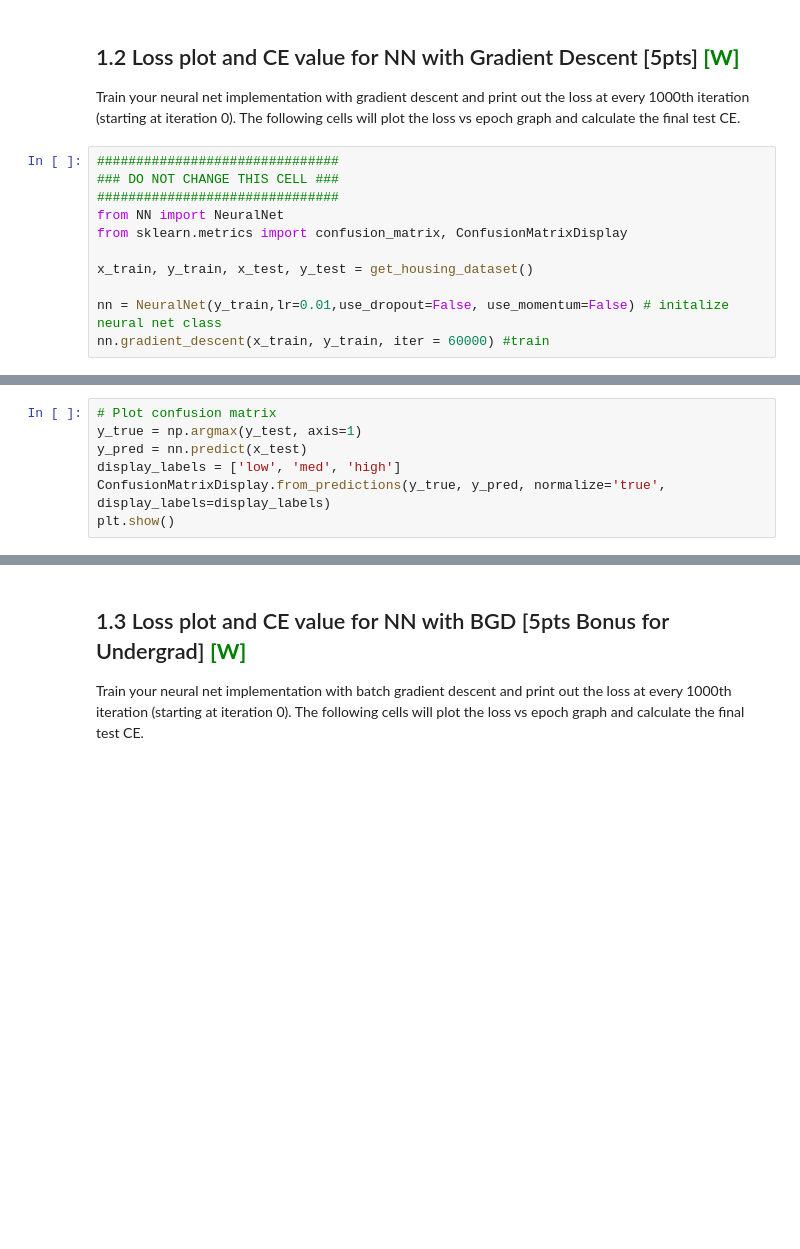
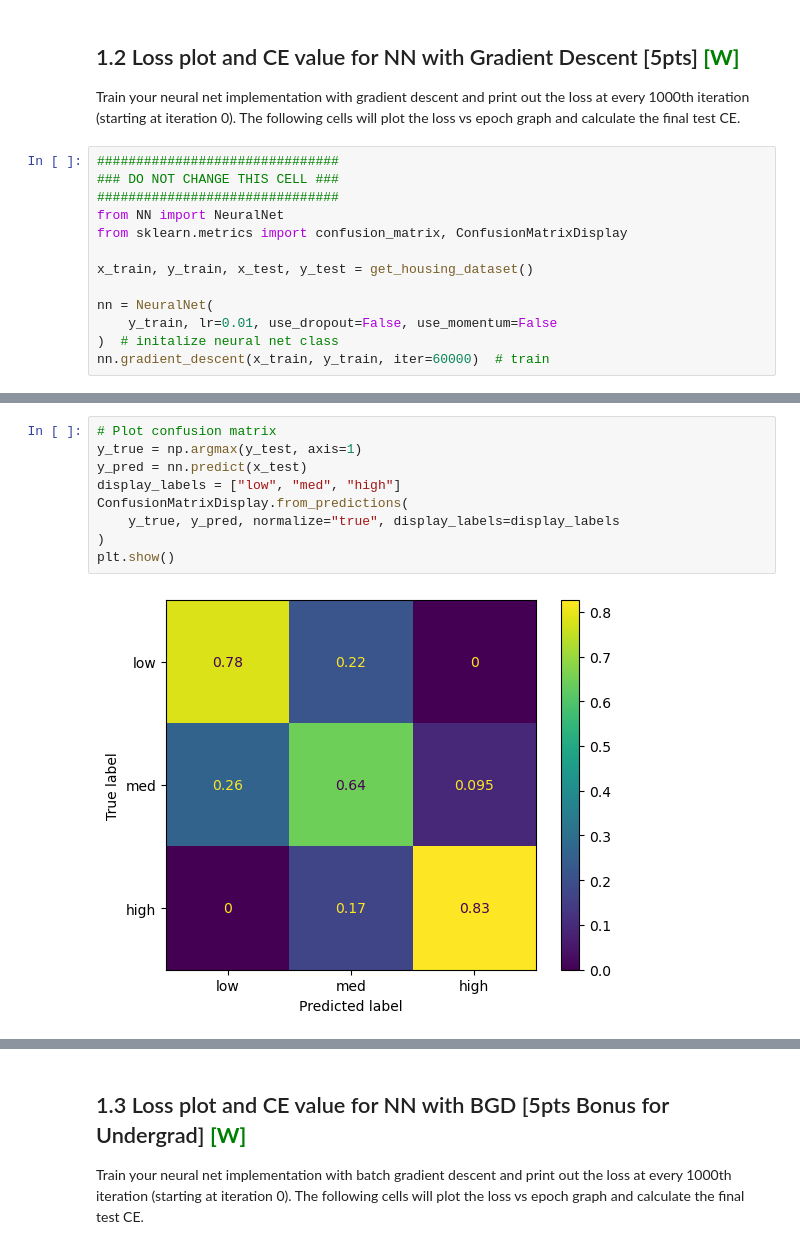
Before and after one commit to Lucas-Luwa/Machine-Learning, a Jupyter notebook: HW4/hw4_code/FALL2023_HW4_Student.ipynb, the cells around one changed output, grey strips where cells are left out. Cells and saved outputs as stored; diff of their text form; blank space fills up the shorter version.

```diff
--- a/HW4/hw4_code/FALL2023_HW4_Student.ipynb
+++ b/HW4/hw4_code/FALL2023_HW4_Student.ipynb
@@ -472,5 +532,7 @@ from sklearn.metrics import confusion_matrix, ConfusionMatrixDisplay
 
 x_train, y_train, x_test, y_test = get_housing_dataset()
 
-nn = NeuralNet(y_train,lr=0.01,use_dropout=False, use_momentum=False) # initalize neural net class
-nn.gradient_descent(x_train, y_train, iter = 60000) #train
+nn = NeuralNet(
+    y_train, lr=0.01, use_dropout=False, use_momentum=False
+)  # initalize neural net class
+nn.gradient_descent(x_train, y_train, iter=60000)  # train
@@ -477,10 +557,14 @@ nn.gradient_descent(x_train, y_train, iter = 60000) #train
 # %%
 # Plot confusion matrix
 y_true = np.argmax(y_test, axis=1)
 y_pred = nn.predict(x_test)
-display_labels = ['low', 'med', 'high']
-ConfusionMatrixDisplay.from_predictions(y_true, y_pred, normalize='true', display_labels=display_labels)
+display_labels = ["low", "med", "high"]
+ConfusionMatrixDisplay.from_predictions(
+    y_true, y_pred, normalize="true", display_labels=display_labels
+)
 plt.show()
+# %% [output]
+[figure, added]
 # %%
 # Plot training loss
 fig = plt.plot(np.array(nn.loss).squeeze())
```
Also changed, not shown: parts of 45 cells of this notebook, 9 other files.
